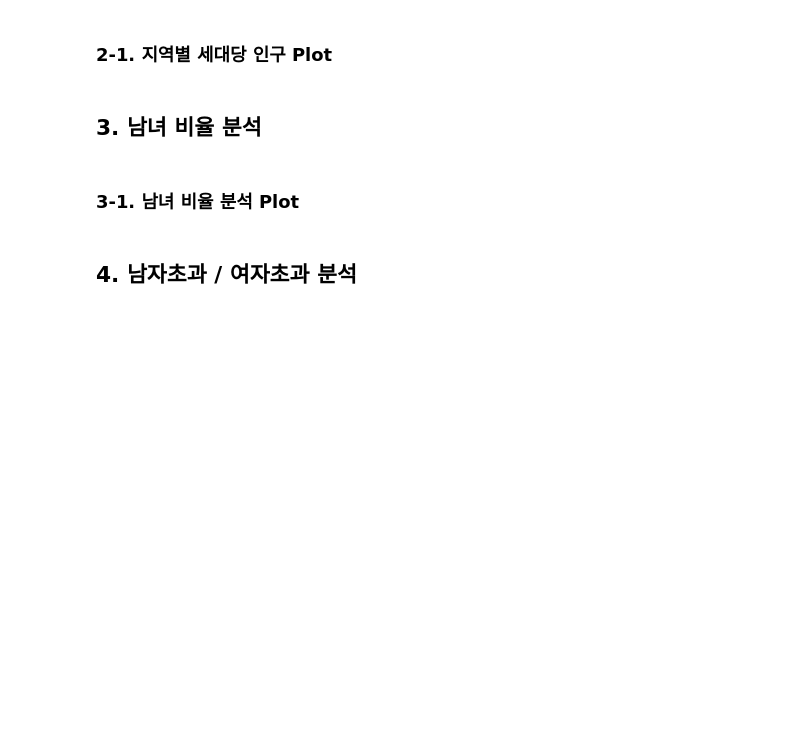
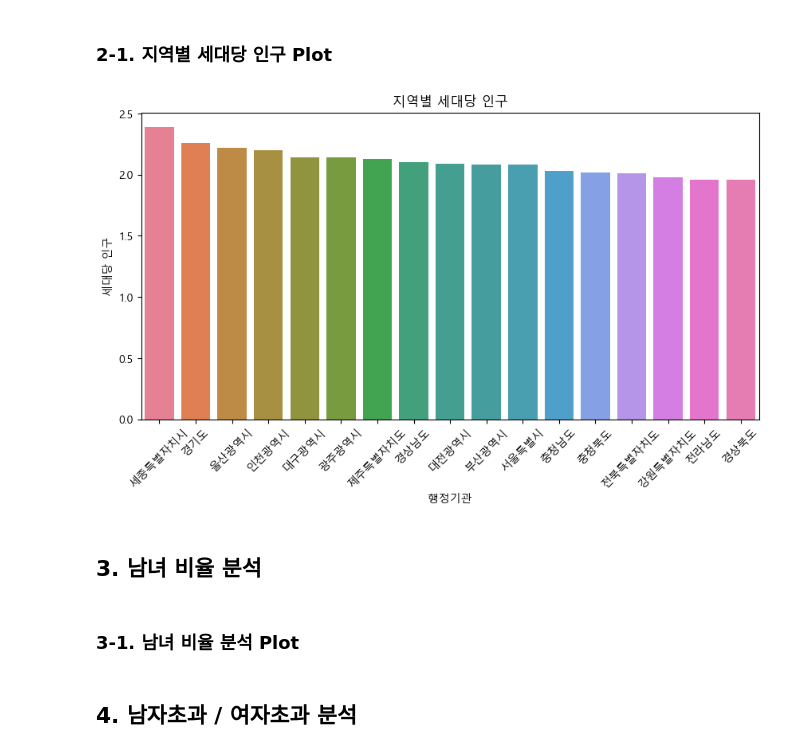
Before and after one commit to jero-06/Python_WebScrapting_DataAnalsis, a Jupyter notebook: 연습문제/04_pop_analysis.ipynb, the cells around one changed output. Cells and saved outputs as stored; diff of their text form; code cells hidden in the pictures; blank space fills up the shorter version.

```diff
--- a/연습문제/04_pop_analysis.ipynb
+++ b/연습문제/04_pop_analysis.ipynb
@@ -65,5 +76,20 @@ Malgun Gothic
 # %% [markdown]
 ### 2-1. 지역별 세대당 인구 Plot
+# %%
+# 지역별 세대당 내림차순 plot 그리기
+figure, axes1 = plt.subplots(nrows=1, ncols=1)
+figure.set_size_inches(10,5)
+
+sido_pop_plot = sns.barplot(x="행정기관", y="세대당 인구", data=sido_df.sort_values(by='세대당 인구', ascending=False), ax=axes1, hue='행정기관')
+sido_pop_plot.set_title('지역별 세대당 인구')
+
+# x축 lable 기울이기
+for item in axes1.get_xticklabels():
+    item.set_rotation(45)
+
+plt.show()
+# %% [output]
+[figure, added]
 # %% [markdown]
 ## 3. 남녀 비율 분석
 # %% [markdown]
```
Also changed, not shown: parts of 2 cells of this notebook.
